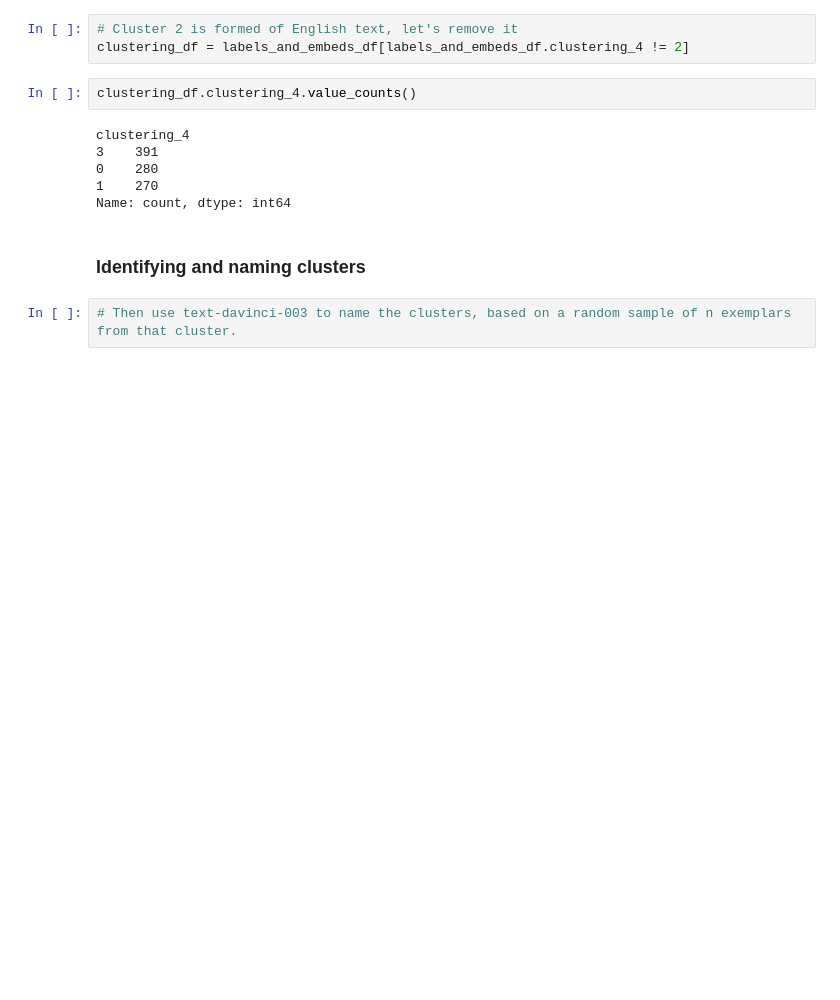
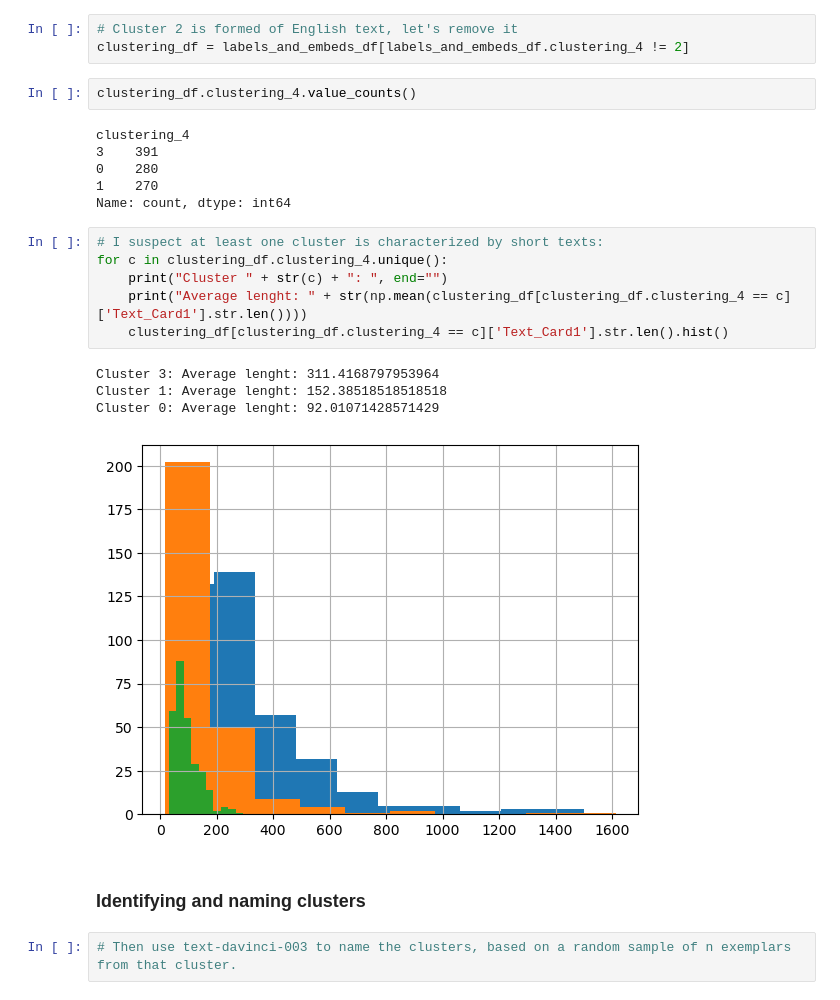
Before and after one commit to raul-arrabales/alexithymic-lang, a Jupyter notebook: openai/Prolexitim_Detector_OpenAI.ipynb, the cells around one changed output. Drawn from its saved outputs; the diff is of its cells as text; blank space fills up the shorter version.

```diff
--- a/openai/Prolexitim_Detector_OpenAI.ipynb
+++ b/openai/Prolexitim_Detector_OpenAI.ipynb
@@ -441,6 +443,17 @@ clustering_4
 0    280
 1    270
 Name: count, dtype: int64
+# %%
+# I suspect at least one cluster is characterized by short texts:
+for c in clustering_df.clustering_4.unique():
+    print("Cluster " + str(c) + ": ", end="")
+    print("Average lenght: " + str(np.mean(clustering_df[clustering_df.clustering_4 == c]['Text_Card1'].str.len())))
+    clustering_df[clustering_df.clustering_4 == c]['Text_Card1'].str.len().hist()
+# %% [output]
+Cluster 3: Average lenght: 311.4168797953964
+Cluster 1: Average lenght: 152.38518518518518
+Cluster 0: Average lenght: 92.01071428571429
+[figure, added]
 # %% [markdown]
 ### Identifying and naming clusters
 # %%
```
Also changed, not shown: parts of 34 cells of this notebook.
